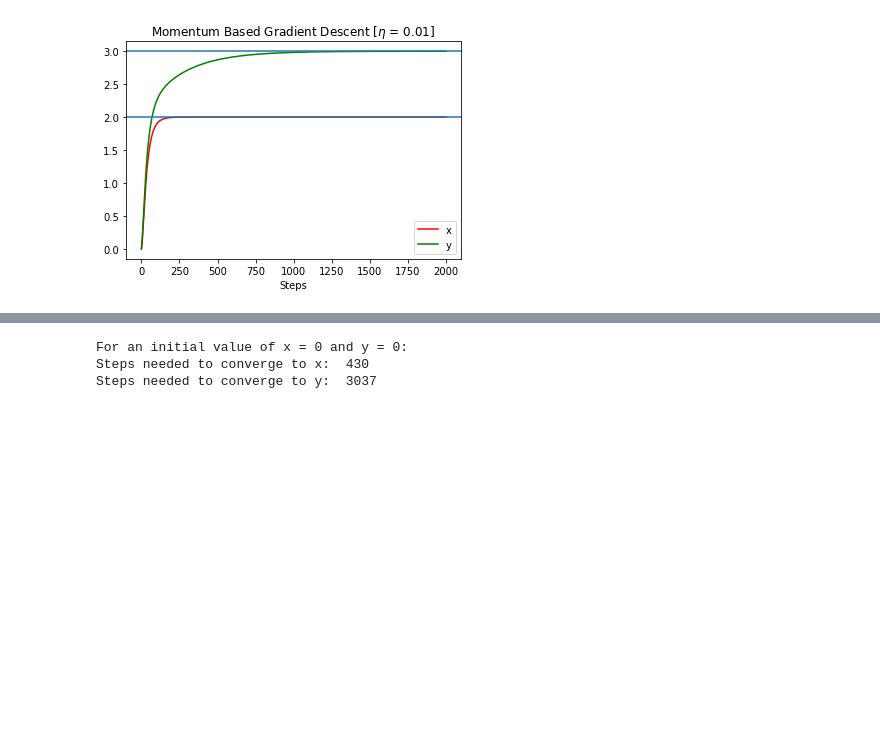
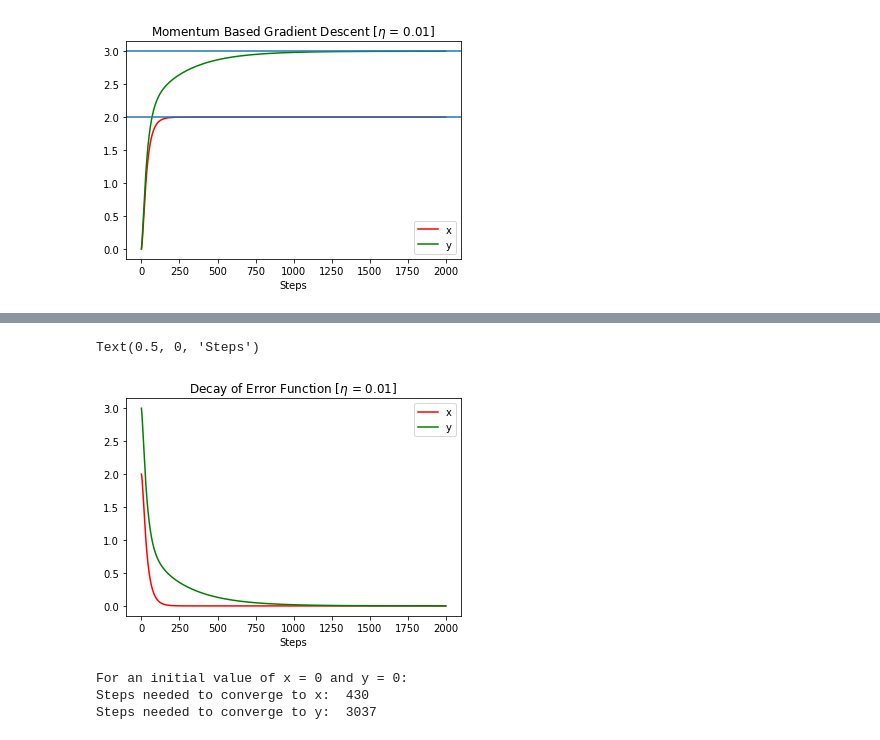
Before and after one commit to ramsun/momentum, a Jupyter notebook: momentum.ipynb, the cells around one changed output, grey strips where cells are left out. Cells and saved outputs as stored; diff of their text form; code cells hidden in the pictures; blank space fills up the shorter version.

Commit message:
Loss function implementation

```diff
--- a/momentum.ipynb
+++ b/momentum.ipynb
@@ -77,3 +83,14 @@ Max y value from gradient descent:  2.9996799416076954
+# %%
+loss_x = 2 - x_history
+loss_y = 3 - y_history
+plt.plot(loss_x, 'r')
+plt.plot(loss_y, 'g')
+plt.legend(['x', 'y'],loc="best")
+plt.title("Decay of Error Function [$\eta$ = 0.01]")
+plt.xlabel("Steps")
+# %% [output]
+Text(0.5, 0, 'Steps')
+[figure, added]
 # %%
 # Now, we ought to check how quickly this convergence actually happens
 # Input: 'x' or 'y' as strings, which tells the function which function to
```
Also changed, not shown: parts of 2 cells of this notebook.
